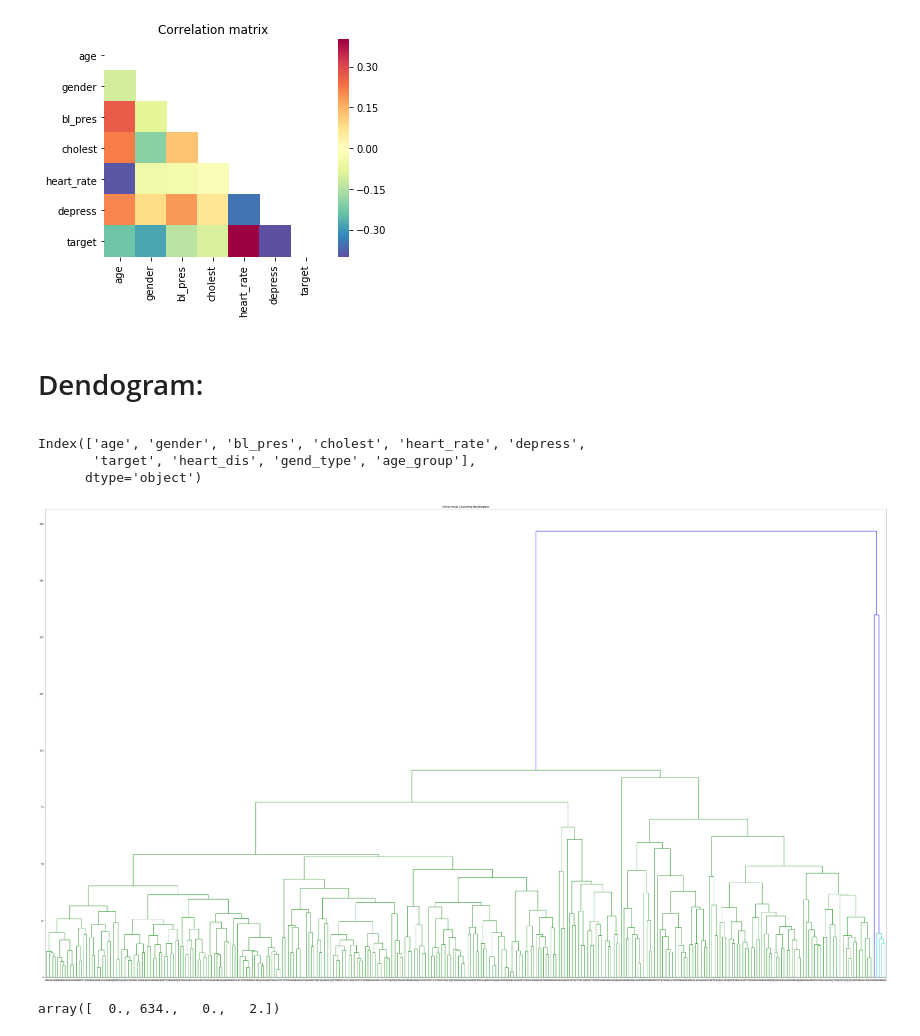
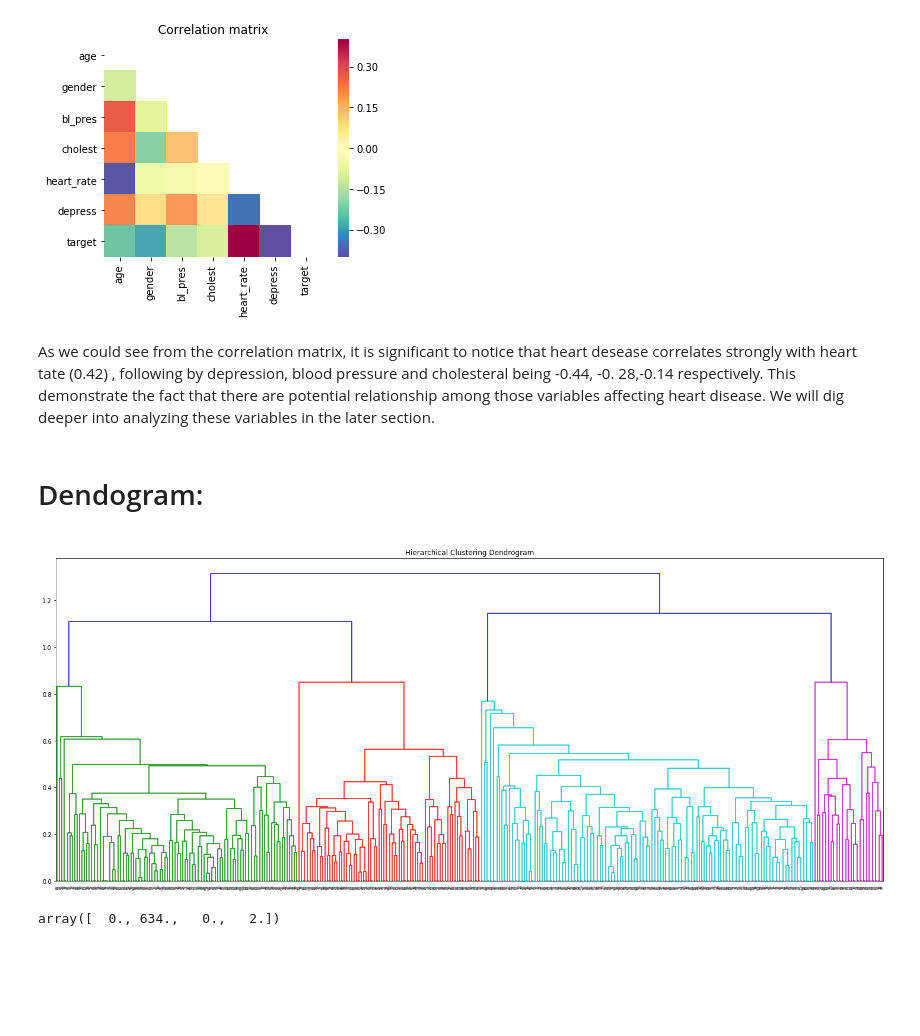
Before and after one commit to daryna05/HEALTHCARE_PR2, a Jupyter notebook: Project2_prep_final.ipynb, the cells around one changed output. Cells and saved outputs as stored; diff of their text form; code cells hidden in the pictures; blank space fills up the shorter version.

Commit message:
Add files via upload
Add some text explanations
sklearn.cluster analysis

```diff
--- a/Project2_prep_final.ipynb
+++ b/Project2_prep_final.ipynb
@@ -207,7 +207,7 @@ Index(['age', 'sex', 'cp', 'trestbps', 'chol', 'fbs', 'restecg', 'thalach',
        'exang', 'oldpeak', 'slope', 'ca', 'thal', 'target'],
       dtype='object')
 # %%
-c = df[['age','sex', 'trestbps', 'chol', 'thalach', 'oldpeak','target']]
+heart_data = df[['age','sex', 'trestbps', 'chol', 'thalach', 'oldpeak','target']]
 heart_data.head()
 # %% [output]
 |  | age | sex | trestbps | chol | thalach | oldpeak | target |
@@ -429,6 +440,8 @@ plt.title('Correlation matrix')
 # %% [output]
 Text(0.5, 1, 'Correlation matrix')
 [figure]
+# %% [markdown]
+As we could see from the correlation matrix, it is significant to notice that heart desease correlates strongly with heart tate (0.42) , following by depression, blood pressure and cholesteral being -0.44, -0. 28,-0.14 respectively. This demonstrate the fact that there are potential relationship among those variables affecting heart disease. We will dig deeper into analyzing these variables in the later section.
 # %% [markdown]
 <a id="dendogram"></a>
 <div>
@@ -436,24 +449,25 @@ Text(0.5, 1, 'Correlation matrix')
         Dendogram:
     </h1>
 </div>
-# %%
-heart_data.columns
-# %% [output]
-Index(['age', 'gender', 'bl_pres', 'cholest', 'heart_rate', 'depress',
-       'target', 'heart_dis', 'gend_type', 'age_group'],
-      dtype='object')
 # %%
-sub_data1 = heart_data[['age','gender', "bl_pres","cholest","heart_rate","depress","target"]]
+#create a subset of our heart_data dataset by choosing specific columns
+sub_data2 = heart_data[["age","gender","bl_pres","cholest","heart_rate","depress","target"]]
+# %%
+# change the range of the data with function MinMaxScaler and assign that to new subset "sub_data1"
+from sklearn.preprocessing import MinMaxScaler
+scaler = MinMaxScaler()
+sub_data1 = scaler.fit_transform(sub_data2)
 # %%
+#plot the dendogram to choose the k number
 from scipy.cluster.hierarchy import dendrogram, linkage
 # Let's create dendogram to define k number of the clusters
 Z = linkage(sub_data1, 'average')
-plt.figure(figsize=(70, 40))
+plt.figure(figsize=(25, 10))
 plt.title('Hierarchical Clustering Dendrogram')
-dendrogram(Z, leaf_font_size =5.)
+dendrogram(Z, leaf_font_size =3.)
 plt.show()
 # %% [output]
-[figure, old version]
+[figure, new version]
 # %%
 # Let's take a look of what we have here
 Z[0]
```
Also changed, not shown: parts of 17 cells of this notebook.
